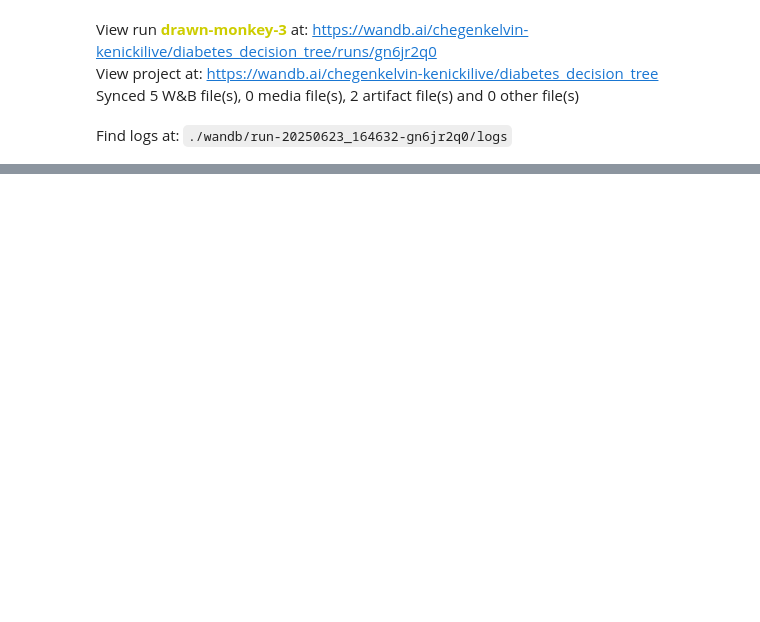
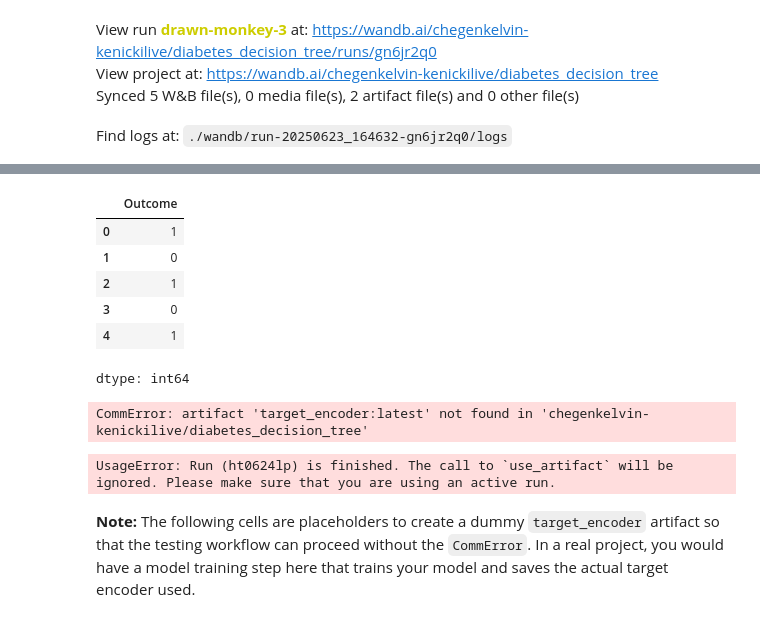
Before and after one commit to Kenicki/Kenicki, a Jupyter notebook: Diabetes_mlops_decision_tree.ipynb, the cells around one changed output, grey strips where cells are left out. Saved outputs shown, nothing was run; the diff lists cells and outputs as text; code cells hidden in the pictures; blank space fills up the shorter version.

```diff
--- a/Diabetes_mlops_decision_tree.ipynb
+++ b/Diabetes_mlops_decision_tree.ipynb
@@ -453,0 +616,3 @@ Find logs at: ./wandb/run-20250623_164632-gn6jr2q0/logs
+# %%
+# initiate the wandb project
+run = wandb.init(project="diabetes_decision_tree",job_type="test")
@@ -453,0 +625,9 @@ Find logs at: ./wandb/run-20250623_164632-gn6jr2q0/logs
+# %%
+logger.info("Downloading and reading test artifact")
+test_data_path = run.use_artifact("diabetes_decision_tree/preprocessed_data.csv:latest").file()
+df_test = pd.read_csv(test_data_path)
+
+# Extract the target from the features
+logger.info("Extracting target from dataframe")
+x_test = df_test.copy()
+y_test = x_test.pop("Outcome")
@@ -453,0 +645,27 @@ Find logs at: ./wandb/run-20250623_164632-gn6jr2q0/logs
+# %%
+# Take a look at the target variable
+y_test.head()
+# %% [output]
+|  | Outcome |
+| 0 | 1 |
+| 1 | 0 |
+| 2 | 1 |
+| 3 | 0 |
+| 4 | 1 |
+dtype: int64
+# %%
+# Extract the encoding of the target variable
+logger.info("Extracting the encoding of the target variable")
+encoder_export_path = run.use_artifact(artifact_encoder_name).file()
+le = joblib.load(encoder_export_path)
+# %% [output]
+CommError: artifact 'target_encoder:latest' not found in 'chegenkelvin-kenickilive/diabetes_decision_tree'
+# %%
+# Download inference artifact
+logger.info("Downloading and load the exported model")
+model_export_path = run.use_artifact(artifact_model_name).file()
+pipe = joblib.load(model_export_path)
+# %% [output]
+UsageError: Run (ht0624lp) is finished. The call to `use_artifact` will be ignored. Please make sure that you are using an active run.
+# %% [markdown]
+**Note:** The following cells are placeholders to create a dummy `target_encoder` artifact so that the testing workflow can proceed without the `CommError`. In a real project, you would have a model training step here that trains your model and saves the actual target encoder used.
```
Also changed, not shown: parts of 9 cells of this notebook.
